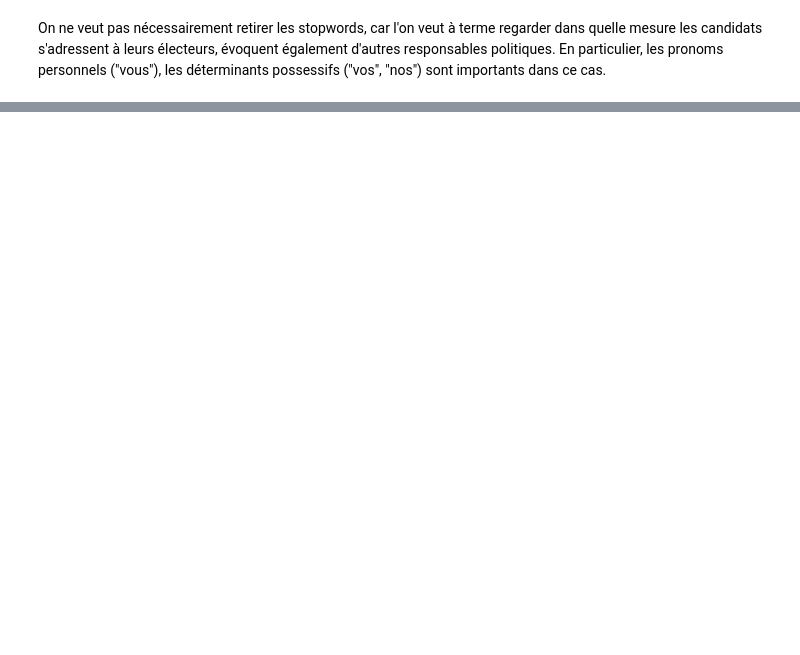
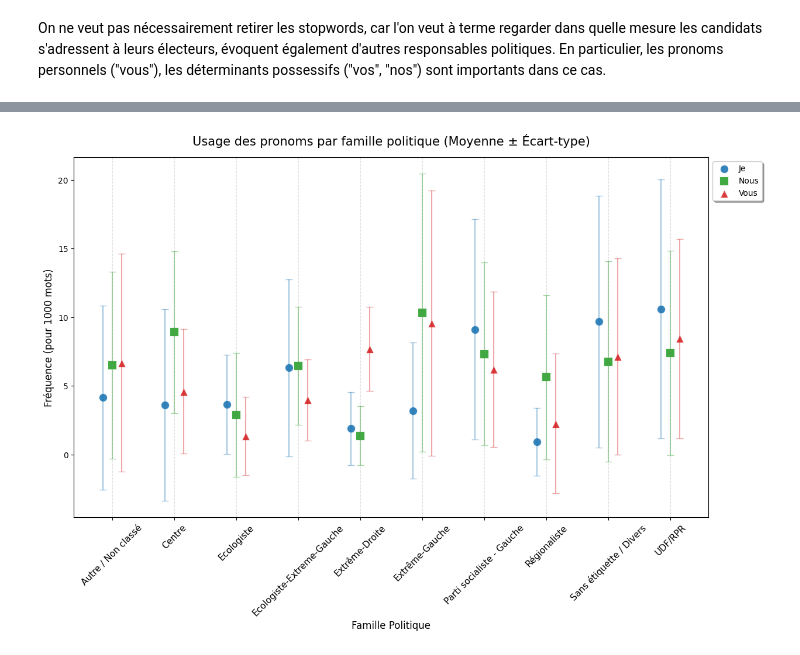
Before and after one commit to itsreivilo/Projet-de-NLP-Olivier, a Jupyter notebook: exploration.ipynb, the cells around one changed output, grey strips where cells are left out. Cells and saved outputs as stored; diff of their text form; code cells hidden in the pictures; blank space fills up the shorter version.

Commit message:
Tentative de data viz

```diff
--- a/exploration.ipynb
+++ b/exploration.ipynb
@@ -325,3 +342,16 @@ def analyser_adresse(texte_propre):
     ratios['ratio_je_vous'] = comptes['je'] / total_je_vous if total_je_vous > 0 else 0
 
     return ratios
+# %%
+# C'est extrêmement long à exécuter, il faut améliorer
+transcriptions_analysis = pd.DataFrame()
+
+pronoms_stats = transcriptions['texte_nettoye'].apply(analyser_adresse).apply(pd.Series)
+transcriptions_analysis = pd.concat([transcriptions_analysis, pronoms_stats], axis=1)
+transcriptions_analysis = pd.concat([transcriptions[['id', 'parti_synthetique']], transcriptions_analysis], axis=1)
+# %%
+cols_scores = ['je_p1000', 'nous_p1000', 'vous_p1000', 'on_p1000', 'ratio_je_nous', 'ratio_je_vous']
+agg_stats = transcriptions_analysis.groupby('parti_synthetique')[cols_scores].agg(['mean', 'std']).reset_index()
+agg_stats.columns = [f"{col[0]}_{col[1]}" if col[1] != '' else col[0] for col in agg_stats.columns]
+
+agg_stats.head()
@@ -327,0 +365,75 @@ def analyser_adresse(texte_propre):
+# %%
+import seaborn as sns
+import matplotlib.pyplot as plt
+
+df = agg_stats.copy()
+partis = df['parti_synthetique']
+y_pos = np.arange(len(partis))
+
+plt.figure(figsize=(14, 8))
+
+offset = 0.15
+
+plt.scatter(
+    y_pos - offset,
+    df['je_p1000_mean'],
+    s=120,                # Taille des points
+    c='#1f77b4',          # Couleur Bleu
+    marker='o',           # Cercle
+    label='Je',
+    edgecolors='white',   # Bordure blanche pour détacher du fond
+    linewidth=1.5,
+    alpha=0.9
+)
+# Barres d'erreur pour Je
+plt.errorbar(y_pos - offset, df['je_p1000_mean'], yerr=df['je_p1000_std'],
+             fmt='none', ecolor='#1f77b4', alpha=0.4, capsize=4)
+
+plt.scatter(
+    y_pos,
+    df['nous_p1000_mean'],
+    s=120,
+    c='#2ca02c',
+    marker='s',           # Carré
+    label='Nous',
+    edgecolors='white',
+    linewidth=1.5,
+    alpha=0.9
+)
+# Barres d'erreur pour Nous
+plt.errorbar(y_pos, df['nous_p1000_mean'], yerr=df['nous_p1000_std'],
+             fmt='none', ecolor='#2ca02c', alpha=0.4, capsize=4)
+
+
+plt.scatter(
+    y_pos + offset,
+    df['vous_p1000_mean'],
+    s=120,
+    c='#d62728',
+    marker='^',           # Triangle
+    label='Vous',
+    edgecolors='white',
+    linewidth=1.5,
+    alpha=0.9
+)
+# Barres d'erreur pour Vous
+plt.errorbar(y_pos + offset, df['vous_p1000_mean'], yerr=df['vous_p1000_std'],
+             fmt='none', ecolor='#d62728', alpha=0.4, capsize=4)
+
+plt.title("Usage des pronoms par famille politique (Moyenne ± Écart-type)", fontsize=15, pad=15)
+plt.xlabel("Famille Politique", fontsize=12)
+plt.ylabel("Fréquence (pour 1000 mots)", fontsize=12)
+
+# Remplacement des ticks numériques par les noms des partis
+plt.xticks(y_pos, partis, fontsize=11, rotation = 45)
+
+# Grille horizontale uniquement pour aider à lire les valeurs
+plt.grid(axis='x', linestyle='--', alpha=0.4)
+
+# Légende flottante pour ne pas gêner les points
+plt.legend(loc='upper left', bbox_to_anchor=(1, 1), frameon=True, shadow=True)
+
+
+plt.show()
+# %% [output]
+[figure, added]
```
Also changed, not shown: parts of 8 cells of this notebook.
